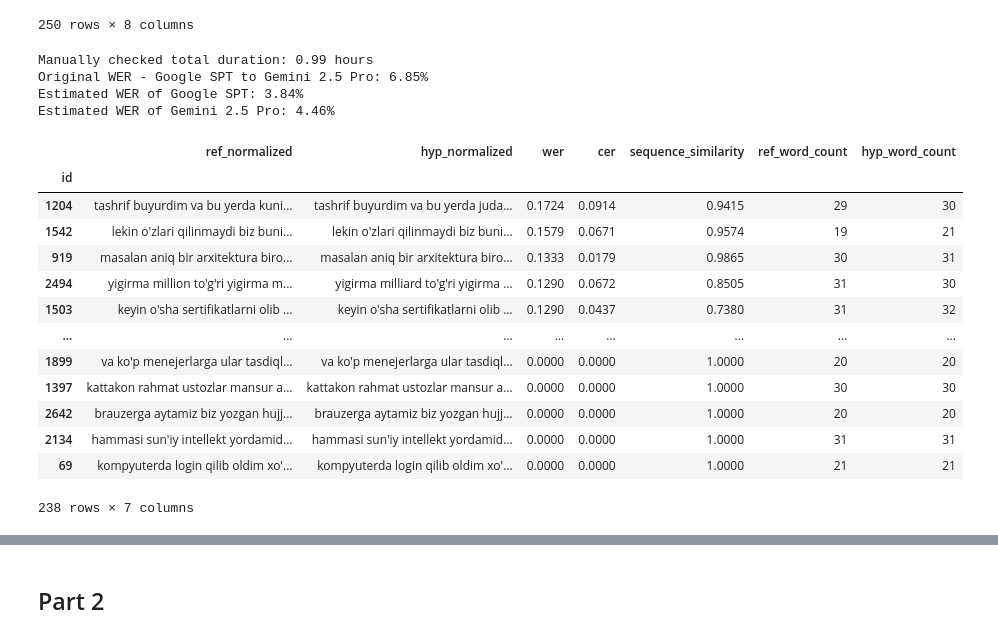
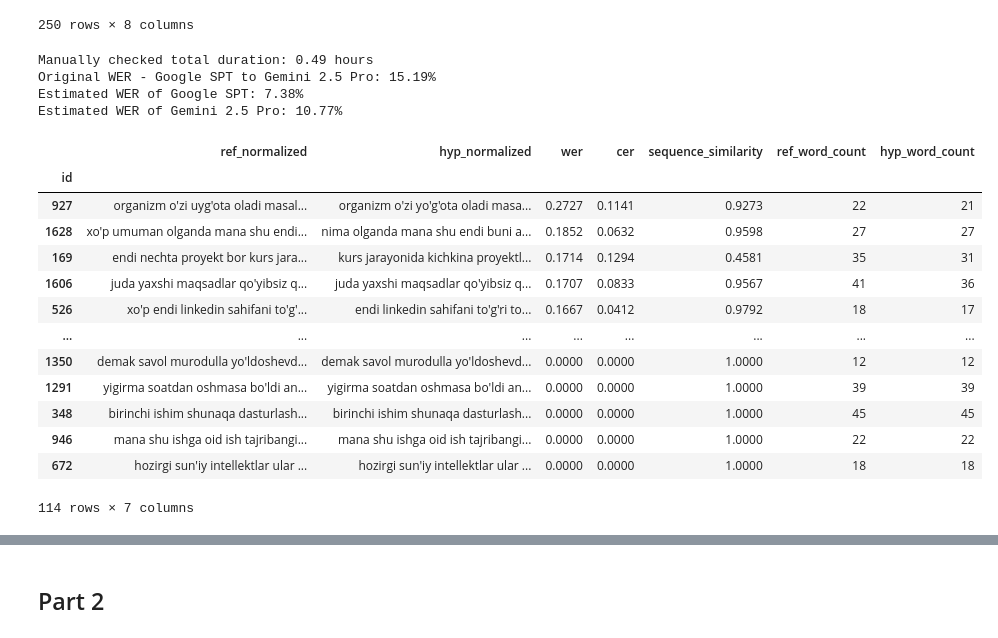
Before and after one commit to HaidarChaito/uzbek-automatic-speech-recognition, a Jupyter notebook: notebooks/5_it_dataset_preparation.ipynb, the cells around one changed output, grey strips where cells are left out. Cells and saved outputs as stored; diff of their text form; code cells hidden in the pictures.

```diff
--- a/notebooks/5_it_dataset_preparation.ipynb
+++ b/notebooks/5_it_dataset_preparation.ipynb
@@ -588,0 +574,16 @@ Removed unnecessary 1,628 audio files
+# %%
+sampled_df = pd.read_csv(SAMPLED_DATA_PATH, index_col="id")
+predicted_transcripts_df = pd.read_csv(TRANSCRIPTION_RESULTS_PATH, index_col="id")
+all_data_df = pd.read_csv(ALL_DATA_PATH, index_col="id")
+
+not_used_paths = set(predicted_transcripts_df[~predicted_transcripts_df["path"].isin(sampled_df["path"])]["path"])
+additional_data_mask = all_data_df["path"].isin(not_used_paths)
+additional_data_df = all_data_df[additional_data_mask]
+
+additional_data_df = additional_data_df.merge(
+    predicted_transcripts_df,
+    left_on="path",
+    right_on="path",
+    how="left"
+)
+print(f"Total potential, additional data: {additional_data_df["duration"].sum() / 3600:.2f} hours")
@@ -588,0 +666,18 @@ Removed unnecessary 1,628 audio files
+# %%
+# Remove very poor alignment (wer > 20%)
+additional_data_df = additional_data_df[additional_data_df["wer"] <= 0.20]
+# sampled_df.to_csv(SAMPLED_DATA_PATH, index_label="id")
+
+aligned_mask = additional_data_df["wer"] == 0.0
+len_aligned_recordings = len(additional_data_df[aligned_mask])
+aligned_duration = additional_data_df[aligned_mask]["duration"].sum() / 3600
+
+total_recordings = len(additional_data_df)
+not_aligned_duration = additional_data_df[~aligned_mask]["duration"].sum() / 3600
+
+print(f"Total duration of the sample: {additional_data_df["duration"].sum() / 3600:.2f} hours")
+print(
+    f"Audio and transcription aligned recordings: {len_aligned_recordings:,} - {aligned_duration:.2f} hours")
+print(
+    f"Remaining recordings: {total_recordings - len_aligned_recordings:,} - {not_aligned_duration:.2f} hours")
+additional_data_df.describe()
@@ -588,0 +725,5 @@ Removed unnecessary 1,628 audio files
+# %%
+additional_data_df["type"] = "type"
+sampled_df = pd.concat([additional_data_df, sampled_df])
+sampled_df.to_csv(SAMPLED_DATA_PATH, index_label="id")
+print(f"New total duration: {sampled_df["duration"].sum() / 3600:.2f} hours")
@@ -621,7 +869,7 @@ Total duration to be manually checked: 1.04 hours
 import scripts.similarity_metrics as similarity_metrics
 
 sampled_df = pd.read_csv(SAMPLED_DATA_PATH, index_col="id")
-checked_df = pd.read_csv(os.path.join(DATASET_DIR, "it_dataset_checked.csv"), index_col="id")
+checked_df = pd.read_csv(os.path.join(DATASET_DIR, "it_dataset_checked2.csv"), index_col="id")
 
 paths_to_remove = checked_df[checked_df["sentence_checked"].isna()]["path"]
 checked_df = checked_df[~checked_df["path"].isin(paths_to_remove)]
@@ -629,49 +877,49 @@ sampled_df = sampled_df[~sampled_df["path"].isin(paths_to_remove)]
 
 sampled_df.to_csv(SAMPLED_DATA_PATH, index_label="id")
 
 google_spt_metrics = checked_df.apply(
     lambda row: similarity_metrics.calculate(
         reference=row["sentence_checked"],
         hypothesis=row["text_spt"],  # Google SPT generated text
     ),
     axis=1
 )
 google_spt_metrics = pd.DataFrame(google_spt_metrics.tolist(), checked_df.index)
 
 gemini_metrics = checked_df.apply(
     lambda row: similarity_metrics.calculate(
         reference=row["sentence_checked"],
         hypothesis=row["text_original"],  # Gemini 2.5 Pro generated text
     ),
     axis=1
 )
 gemini_metrics = pd.DataFrame(gemini_metrics.tolist(), checked_df.index)
 
 print(f"Manually checked total duration: {checked_df["duration"].sum() / 3600:.2f} hours")
 print(f"Original WER - Google SPT to Gemini 2.5 Pro: {checked_df["wer"].mean() * 100:.2f}%")
 print(f"Estimated WER of Google SPT: {google_spt_metrics["wer"].mean() * 100:.2f}%")
 print(f"Estimated WER of Gemini 2.5 Pro: {gemini_metrics["wer"].mean() * 100:.2f}%")
 
 google_spt_metrics.sort_values("wer", ascending=False)
 # %% [output]
-Manually checked total duration: 0.99 hours
-Original WER - Google SPT to Gemini 2.5 Pro: 6.85%
-Estimated WER of Google SPT: 3.84%
-Estimated WER of Gemini 2.5 Pro: 4.46%
+Manually checked total duration: 0.49 hours
+Original WER - Google SPT to Gemini 2.5 Pro: 15.19%
+Estimated WER of Google SPT: 7.38%
+Estimated WER of Gemini 2.5 Pro: 10.77%
 |  | ref_normalized | hyp_normalized | wer | cer | sequence_similarity | ref_word_count | hyp_word_count |
 | id |  |  |  |  |  |  |  |
-| 1204 | tashrif buyurdim va bu yerda kuni... | tashrif buyurdim va bu yerda juda... | 0.1724 | 0.0914 | 0.9415 | 29 | 30 |
-| 1542 | lekin o'zlari qilinmaydi biz buni... | lekin o'zlari qilinmaydi biz buni... | 0.1579 | 0.0671 | 0.9574 | 19 | 21 |
-| 919 | masalan aniq bir arxitektura biro... | masalan aniq bir arxitektura biro... | 0.1333 | 0.0179 | 0.9865 | 30 | 31 |
-| 2494 | yigirma million to'g'ri yigirma m... | yigirma milliard to'g'ri yigirma ... | 0.1290 | 0.0672 | 0.8505 | 31 | 30 |
-| 1503 | keyin o'sha sertifikatlarni olib ... | keyin o'sha sertifikatlarni olib ... | 0.1290 | 0.0437 | 0.7380 | 31 | 32 |
+| 927 | organizm o'zi uyg'ota oladi masal... | organizm o'zi yo'g'ota oladi masa... | 0.2727 | 0.1141 | 0.9273 | 22 | 21 |
+| 1628 | xo'p umuman olganda mana shu endi... | nima olganda mana shu endi buni a... | 0.1852 | 0.0632 | 0.9598 | 27 | 27 |
+| 169 | endi nechta proyekt bor kurs jara... | kurs jarayonida kichkina proyektl... | 0.1714 | 0.1294 | 0.4581 | 35 | 31 |
+| 1606 | juda yaxshi maqsadlar qo'yibsiz q... | juda yaxshi maqsadlar qo'yibsiz q... | 0.1707 | 0.0833 | 0.9567 | 41 | 36 |
+| 526 | xo'p endi linkedin sahifani to'g'... | endi linkedin sahifani to'g'ri to... | 0.1667 | 0.0412 | 0.9792 | 18 | 17 |
 | ... | ... | ... | ... | ... | ... | ... | ... |
-| 1899 | va ko'p menejerlarga ular tasdiql... | va ko'p menejerlarga ular tasdiql... | 0.0000 | 0.0000 | 1.0000 | 20 | 20 |
-| 1397 | kattakon rahmat ustozlar mansur a... | kattakon rahmat ustozlar mansur a... | 0.0000 | 0.0000 | 1.0000 | 30 | 30 |
-| 2642 | brauzerga aytamiz biz yozgan hujj... | brauzerga aytamiz biz yozgan hujj... | 0.0000 | 0.0000 | 1.0000 | 20 | 20 |
-| 2134 | hammasi sun'iy intellekt yordamid... | hammasi sun'iy intellekt yordamid... | 0.0000 | 0.0000 | 1.0000 | 31 | 31 |
-| 69 | kompyuterda login qilib oldim xo'... | kompyuterda login qilib oldim xo'... | 0.0000 | 0.0000 | 1.0000 | 21 | 21 |
+| 1350 | demak savol murodulla yo'ldoshevd... | demak savol murodulla yo'ldoshevd... | 0.0000 | 0.0000 | 1.0000 | 12 | 12 |
+| 1291 | yigirma soatdan oshmasa bo'ldi an... | yigirma soatdan oshmasa bo'ldi an... | 0.0000 | 0.0000 | 1.0000 | 39 | 39 |
+| 348 | birinchi ishim shunaqa dasturlash... | birinchi ishim shunaqa dasturlash... | 0.0000 | 0.0000 | 1.0000 | 45 | 45 |
+| 946 | mana shu ishga oid ish tajribangi... | mana shu ishga oid ish tajribangi... | 0.0000 | 0.0000 | 1.0000 | 22 | 22 |
+| 672 | hozirgi sun'iy intellektlar ular ... | hozirgi sun'iy intellektlar ular ... | 0.0000 | 0.0000 | 1.0000 | 18 | 18 |
-238 rows × 7 columns
+114 rows × 7 columns
 # %%
 from sklearn.model_selection import train_test_split
 
```
Also changed, not shown: parts of 15 cells of this notebook, 1 other file.
